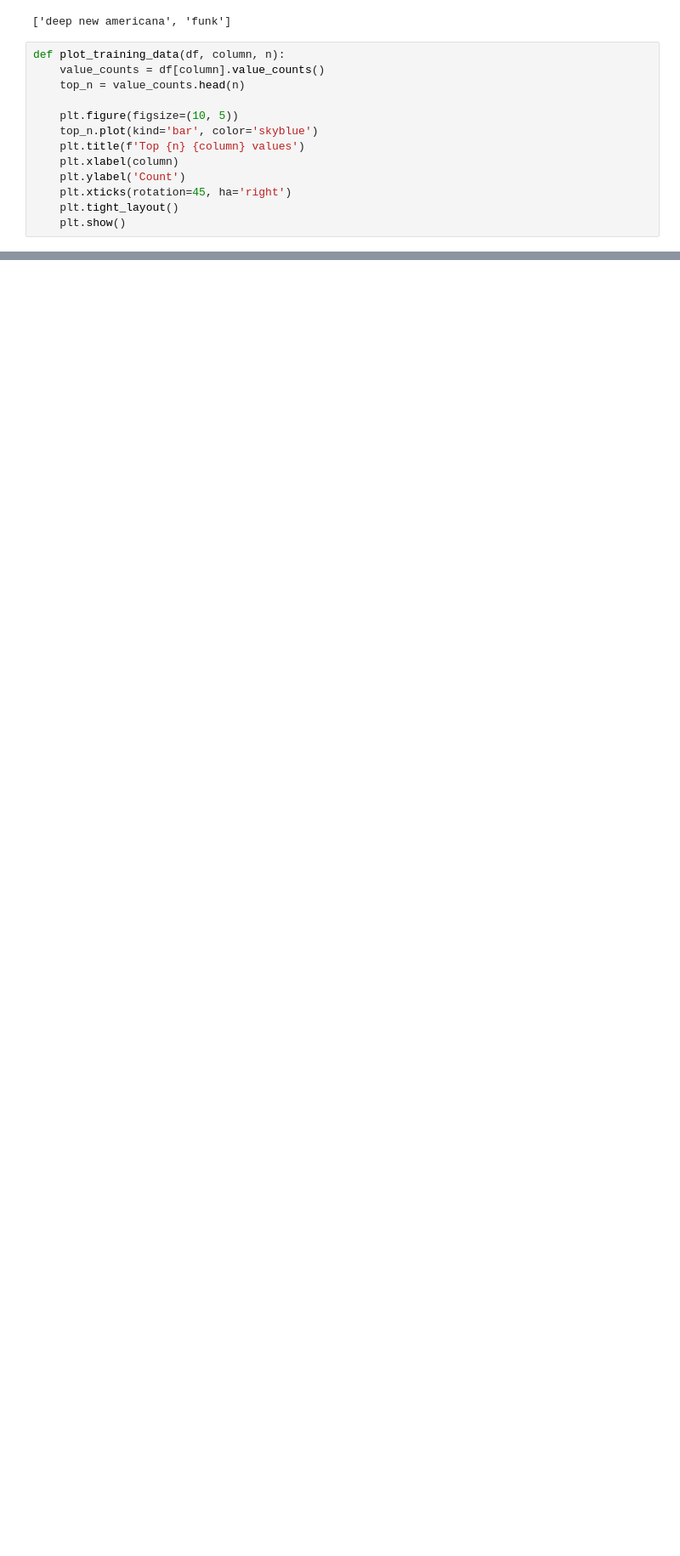
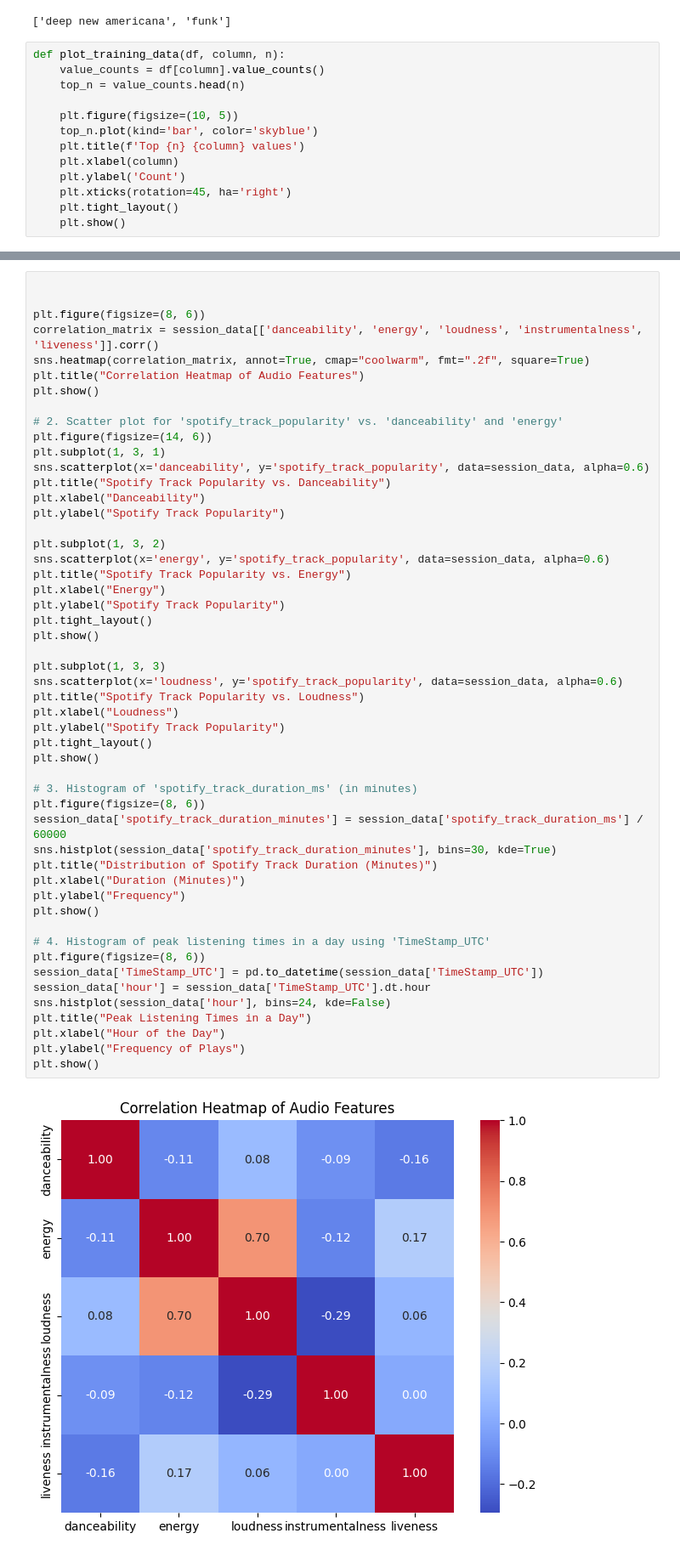
Before and after one commit to TuneHive/ML-TuneHive, a Jupyter notebook: eda/Data analysis on music.ipynb, the cells around one changed output, grey strips where cells are left out. Shown at 85% size. Cells and saved outputs as stored; diff of their text form; blank space fills up the shorter version.

```diff
--- a/eda/Data analysis on music.ipynb
+++ b/eda/Data analysis on music.ipynb
@@ -88,0 +110,53 @@ Created in <span style='font-weight:600;margin-left:4px;'>Deepnote</span></a>
+# %%
+
+
+plt.figure(figsize=(8, 6))
+correlation_matrix = session_data[['danceability', 'energy', 'loudness', 'instrumentalness', 'liveness']].corr()
+sns.heatmap(correlation_matrix, annot=True, cmap="coolwarm", fmt=".2f", square=True)
+plt.title("Correlation Heatmap of Audio Features")
+plt.show()
+
+# 2. Scatter plot for 'spotify_track_popularity' vs. 'danceability' and 'energy'
+plt.figure(figsize=(14, 6))
+plt.subplot(1, 3, 1)
+sns.scatterplot(x='danceability', y='spotify_track_popularity', data=session_data, alpha=0.6)
+plt.title("Spotify Track Popularity vs. Danceability")
+plt.xlabel("Danceability")
+plt.ylabel("Spotify Track Popularity")
+
+plt.subplot(1, 3, 2)
+sns.scatterplot(x='energy', y='spotify_track_popularity', data=session_data, alpha=0.6)
+plt.title("Spotify Track Popularity vs. Energy")
+plt.xlabel("Energy")
+plt.ylabel("Spotify Track Popularity")
+plt.tight_layout()
+plt.show()
+
+plt.subplot(1, 3, 3)
+sns.scatterplot(x='loudness', y='spotify_track_popularity', data=session_data, alpha=0.6)
+plt.title("Spotify Track Popularity vs. Loudness")
+plt.xlabel("Loudness")
+plt.ylabel("Spotify Track Popularity")
+plt.tight_layout()
+plt.show()
+
+# 3. Histogram of 'spotify_track_duration_ms' (in minutes)
+plt.figure(figsize=(8, 6))
+session_data['spotify_track_duration_minutes'] = session_data['spotify_track_duration_ms'] / 60000
+sns.histplot(session_data['spotify_track_duration_minutes'], bins=30, kde=True)
+plt.title("Distribution of Spotify Track Duration (Minutes)")
+plt.xlabel("Duration (Minutes)")
+plt.ylabel("Frequency")
+plt.show()
+
+# 4. Histogram of peak listening times in a day using 'TimeStamp_UTC'
+plt.figure(figsize=(8, 6))
+session_data['TimeStamp_UTC'] = pd.to_datetime(session_data['TimeStamp_UTC'])
+session_data['hour'] = session_data['TimeStamp_UTC'].dt.hour
+sns.histplot(session_data['hour'], bins=24, kde=False)
+plt.title("Peak Listening Times in a Day")
+plt.xlabel("Hour of the Day")
+plt.ylabel("Frequency of Plays")
+plt.show()
+# %% [output]
+[figure, added]
```
Also changed, not shown: parts of 5 cells of this notebook.
